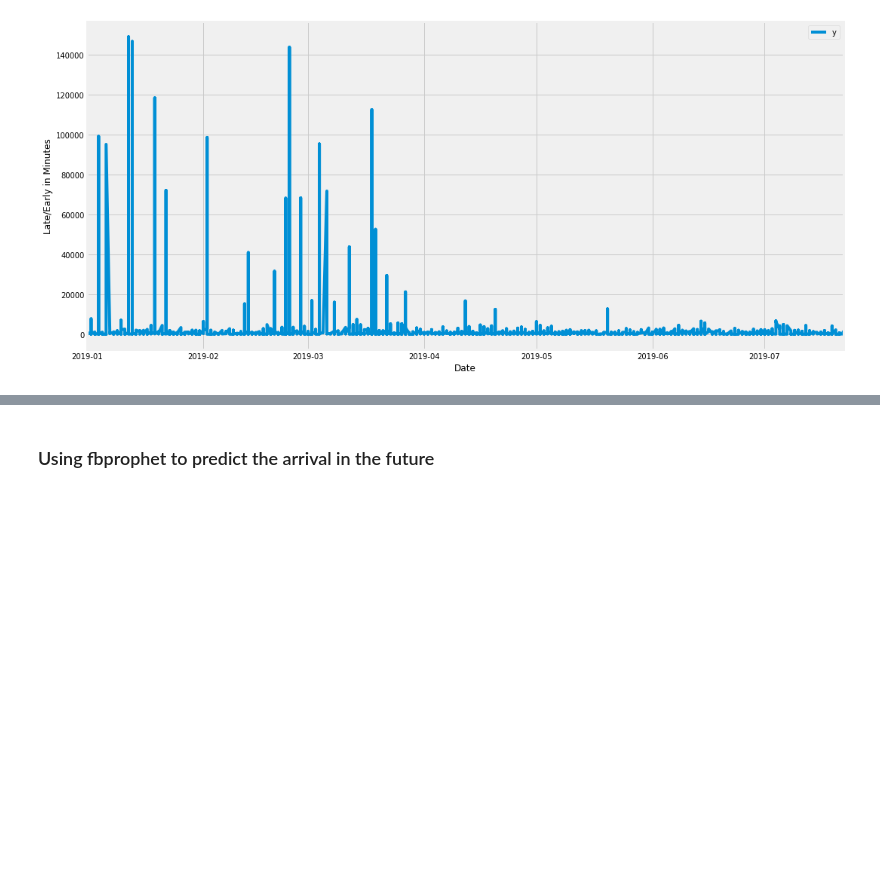
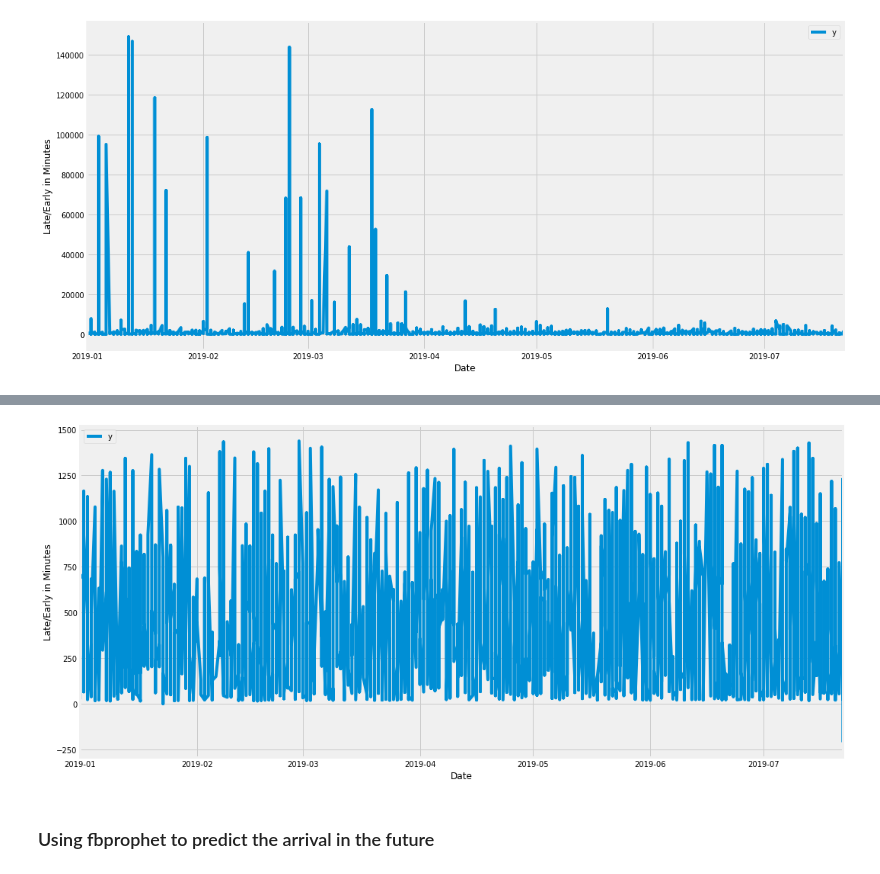
Before and after one commit to stephanosterburg/coding_challenges, a Jupyter notebook: clearmetal/notebook.ipynb, the cells around one changed output, grey strips where cells are left out. Cells and saved outputs as stored; diff of their text form; code cells hidden in the pictures; blank space fills up the shorter version.

```diff
--- a/clearmetal/notebook.ipynb
+++ b/clearmetal/notebook.ipynb
@@ -871,3 +898,11 @@ It looks like that the majority of vessels arriving late. Some are as late as 14
+# %%
+ax = ts.set_index('ds').plot(figsize=(16, 8))
+ax.set_ylabel('Late/Early in Minutes')
+ax.set_xlabel('Date')
+
+plt.show();
+# %% [output]
+[figure, added]
 # %% [markdown]
 ### Using fbprophet to predict the arrival in the future
 # %%
```
Also changed, not shown: parts of 10 cells of this notebook.
